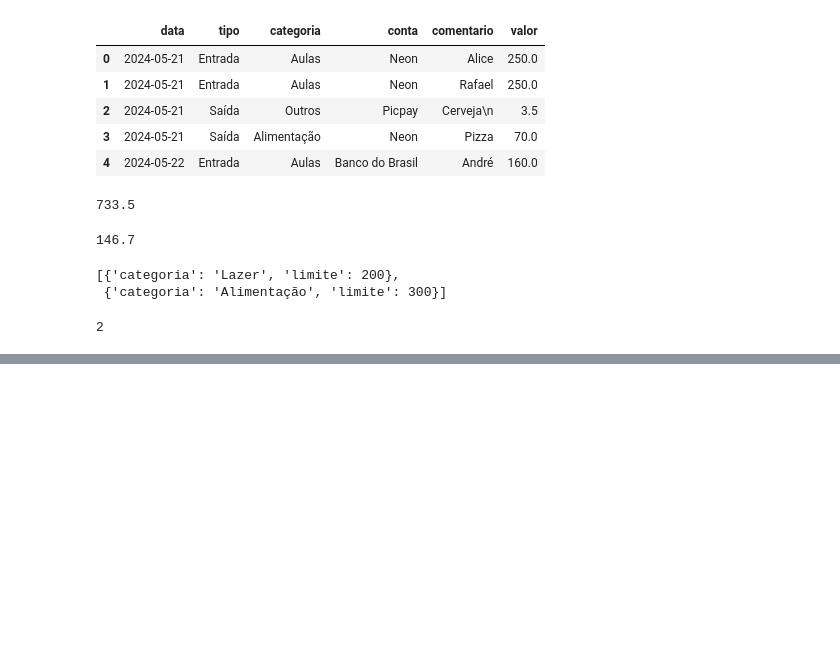
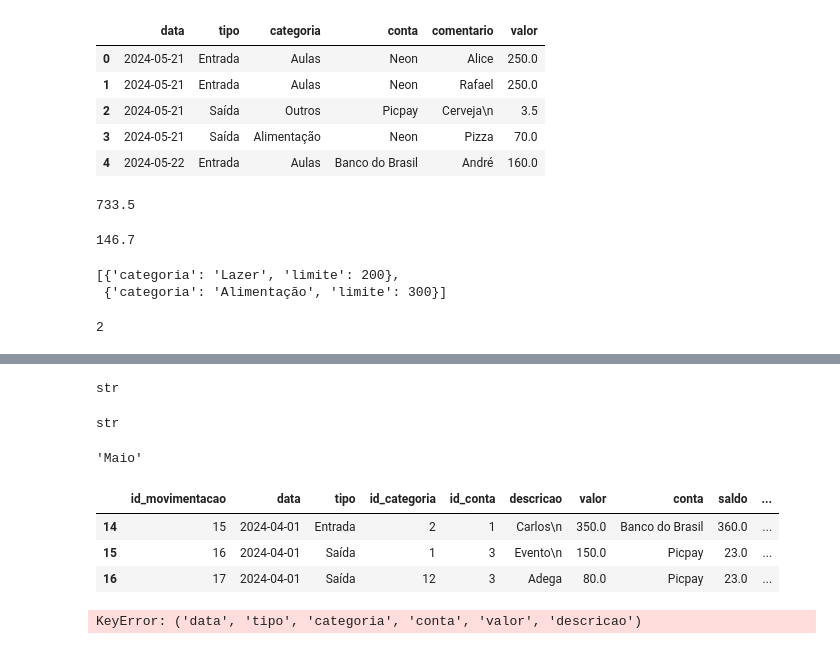
Before and after one commit to DS-Johnny/Fluxo_de_caixa, a Jupyter notebook: db_testes.ipynb, the cells around one changed output, grey strips where cells are left out. Cells and saved outputs as stored; diff of their text form; code cells hidden in the pictures; blank space fills up the shorter version.

```diff
--- a/db_testes.ipynb
+++ b/db_testes.ipynb
@@ -423,0 +431,47 @@ df[df['categoria'] == "Lazer"]["valor"].sum()
+# %%
+import datetime
+data = df['data'][0]
+# %%
+type(data)
+# %% [output]
+str
+# %%
+mes_str = data[5:7]
+type(mes_str)
+# %% [output]
+str
+# %%
+def mes(data : str):
+    meses = {
+        "01" : "Janeiro",
+        "02" : "Fevereiro",
+        "03" : "Março",
+        "04" : "Abril",
+        "05" : "Maio",
+        "06" : "Junho",
+        "07" : "Julho",
+        "08" : "Agosto",
+        "09" : "Setembro",
+        "10" : "Outubro",
+        "11" : "Novembro",
+        "12" : "Dezembro"}
+
+    return meses[data]
+# %%
+result = mes(mes_str)
+result
+# %% [output]
+'Maio'
+# %%
+df['mes'] = df['data'].apply(lambda x: mes(x[5:7]))
+# %%
+df[df['mes'] == 'Abril']
+# %% [output]
+|  | id_movimentacao | data | tipo | id_categoria | id_conta | descricao | valor | conta | saldo | ... |
+| 14 | 15 | 2024-04-01 | Entrada | 2 | 1 | Carlos\n | 350.0 | Banco do Brasil | 360.0 | ... |
+| 15 | 16 | 2024-04-01 | Saída | 1 | 3 | Evento\n | 150.0 | Picpay | 23.0 | ... |
+| 16 | 17 | 2024-04-01 | Saída | 12 | 3 | Adega | 80.0 | Picpay | 23.0 | ... |
+# %%
+df[df['data','tipo','categoria','conta','valor','descricao']]
+# %% [output]
+KeyError: ('data', 'tipo', 'categoria', 'conta', 'valor', 'descricao')
```
Also changed, not shown: parts of 3 cells of this notebook, 3 other files.
